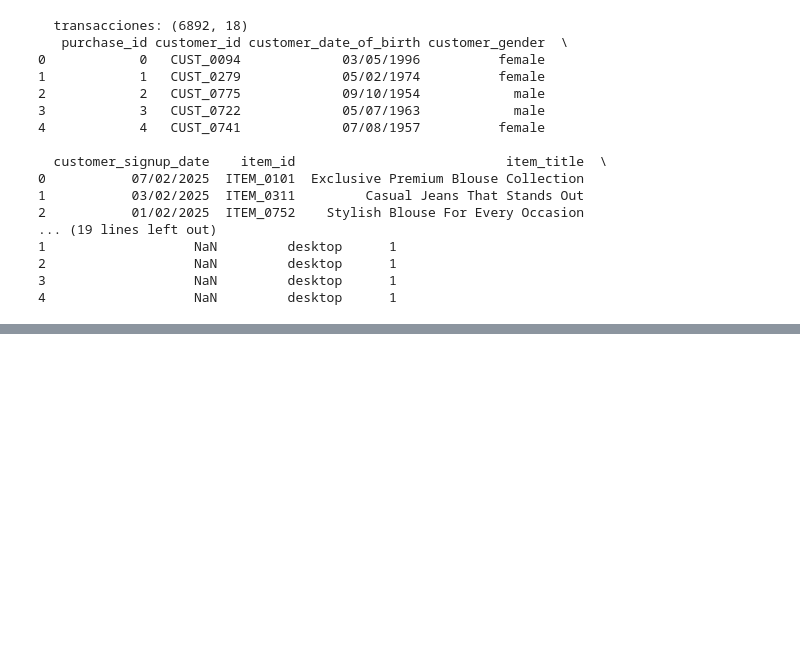
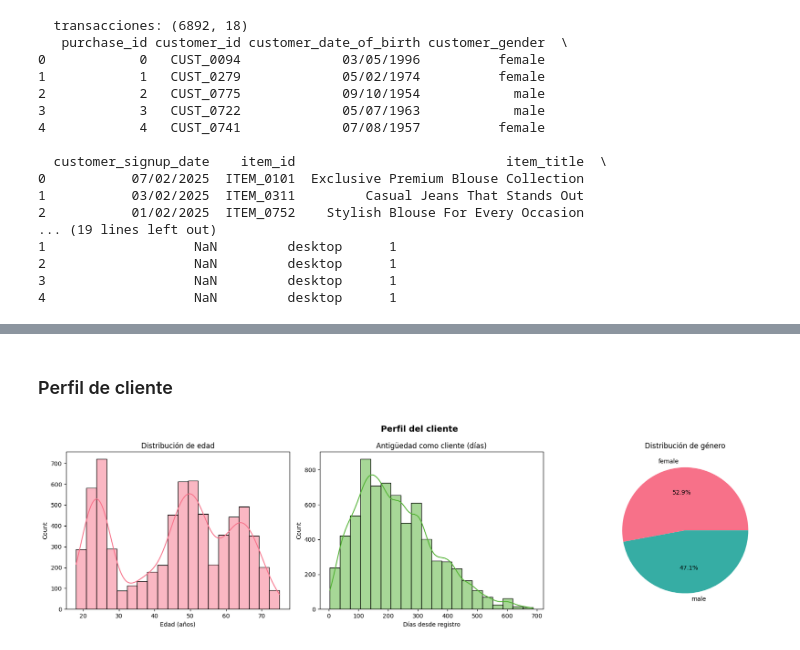
Before and after one commit to Jessebnda/ml26_01_JJJ, a Jupyter notebook: src/ml26/PF2/eda.ipynb, the cells around one changed output, grey strips where cells are left out. Drawn from its saved outputs; the diff is of its cells as text; code cells hidden in the pictures; blank space fills up the shorter version.

```diff
--- a/src/ml26/PF2/eda.ipynb
+++ b/src/ml26/PF2/eda.ipynb
@@ -85,0 +160,29 @@ profile.to_file("output_report.html")
+# %% [markdown]
+### Perfil de cliente
+# %%
+fig, axes = plt.subplots(1, 3, figsize=(18, 5))
+fig.suptitle("Perfil del cliente", fontsize=14, fontweight="bold")
+
+# Edad
+sns.histplot(df["customer_age"].dropna(), bins=20, kde=True,
+             ax=axes[0], color=sns.color_palette(PALETTE)[0])
+axes[0].set_title("Distribución de edad")
+axes[0].set_xlabel("Edad (años)")
+
+# Antigüedad como cliente
+sns.histplot(df["customer_tenure_days"].dropna(), bins=20, kde=True,
+             ax=axes[1], color=sns.color_palette(PALETTE)[2])
+axes[1].set_title("Antigüedad como cliente (días)")
+axes[1].set_xlabel("Días desde registro")
+
+# Género
+gender_counts = df["customer_gender"].value_counts()
+axes[2].pie(gender_counts, labels=gender_counts.index, autopct="%1.1f%%",
+            colors=sns.color_palette(PALETTE, len(gender_counts)))
+axes[2].set_title("Distribución de género")
+
+plt.tight_layout()
+plt.savefig(PLOTS_DIR / "03_perfil_cliente.png", dpi=150, bbox_inches="tight")
+plt.show()
+# %% [output]
+[figure, added]
```
Also changed, not shown: parts of 12 cells of this notebook.
